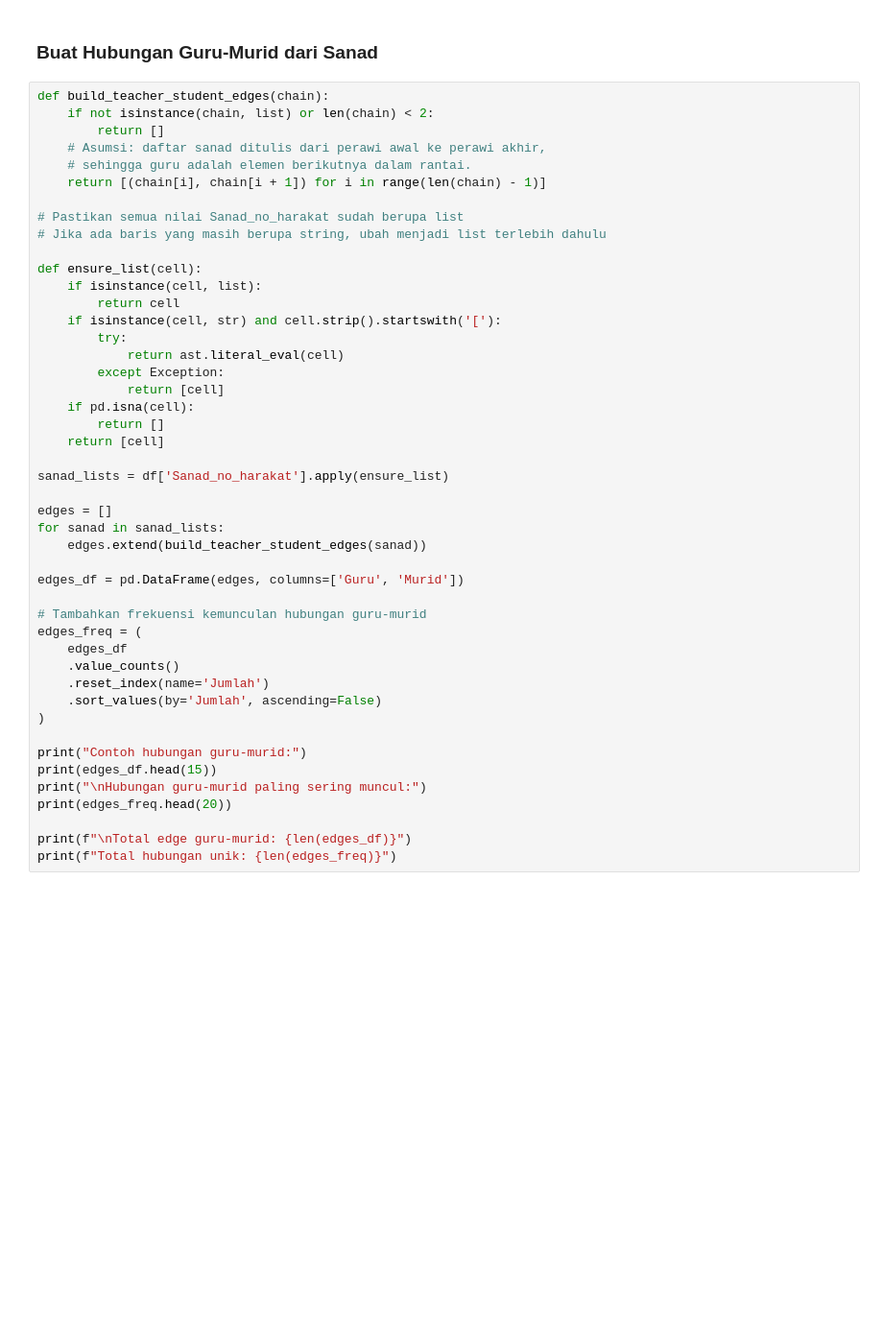
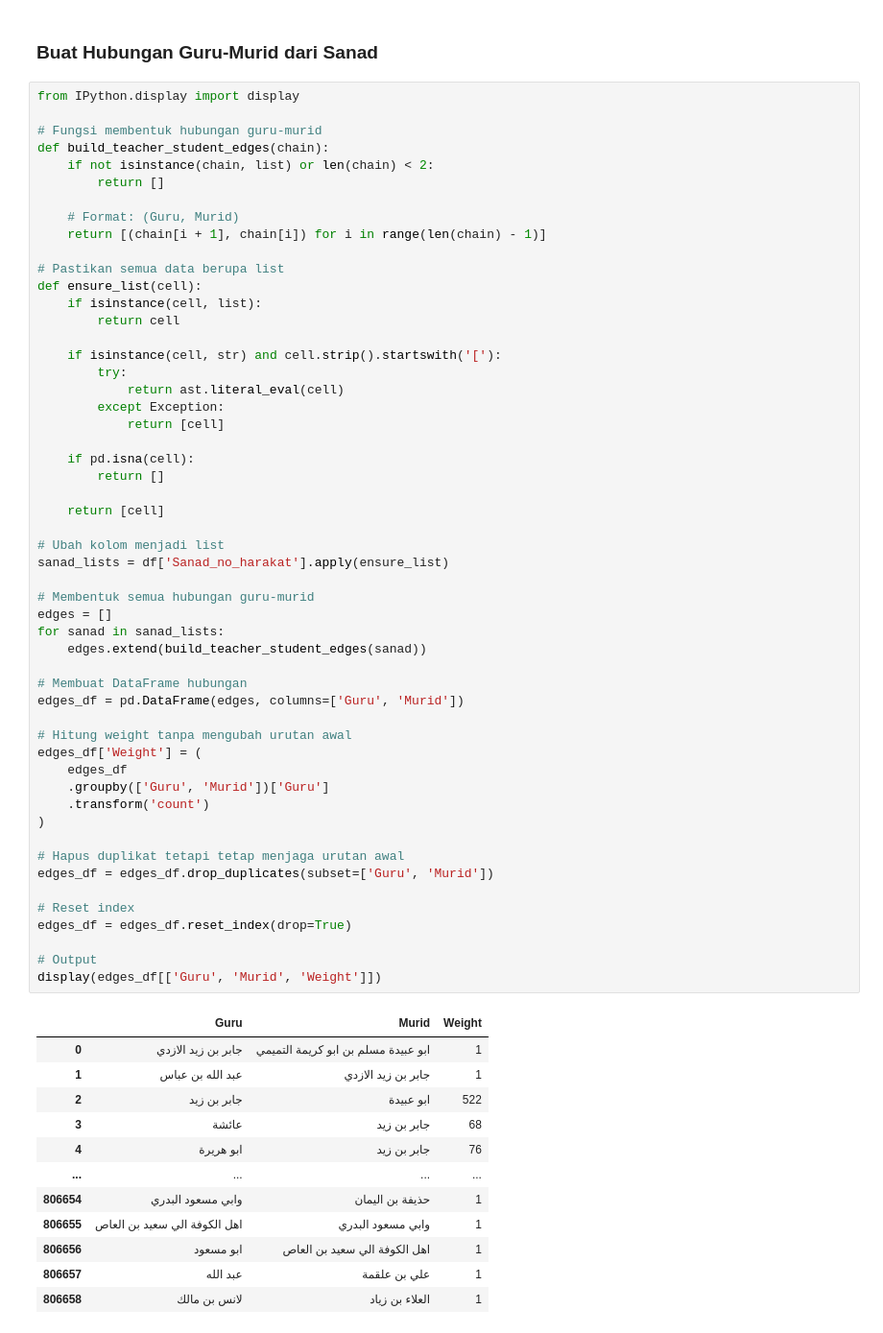
Before and after one commit to Nazrililham090805/sanad-hadith, a Jupyter notebook: src/Edges.ipynb, the cells around one changed output. Shown at 96% size. Drawn from its saved outputs; the diff is of its cells as text; blank space fills up the shorter version.

```diff
--- a/src/Edges.ipynb
+++ b/src/Edges.ipynb
@@ -79,49 +80,68 @@ narrator_df
 # %% [markdown]
 ### Buat Hubungan Guru-Murid dari Sanad
 # %%
+from IPython.display import display
+
+# Fungsi membentuk hubungan guru-murid
 def build_teacher_student_edges(chain):
     if not isinstance(chain, list) or len(chain) < 2:
         return []
-    # Asumsi: daftar sanad ditulis dari perawi awal ke perawi akhir,
-    # sehingga guru adalah elemen berikutnya dalam rantai.
-    return [(chain[i], chain[i + 1]) for i in range(len(chain) - 1)]
 
-# Pastikan semua nilai Sanad_no_harakat sudah berupa list
-# Jika ada baris yang masih berupa string, ubah menjadi list terlebih dahulu
+    # Format: (Guru, Murid)
+    return [(chain[i + 1], chain[i]) for i in range(len(chain) - 1)]
 
+# Pastikan semua data berupa list
 def ensure_list(cell):
     if isinstance(cell, list):
         return cell
+
     if isinstance(cell, str) and cell.strip().startswith('['):
         try:
             return ast.literal_eval(cell)
         except Exception:
             return [cell]
+
     if pd.isna(cell):
         return []
+
     return [cell]
 
+# Ubah kolom menjadi list
 sanad_lists = df['Sanad_no_harakat'].apply(ensure_list)
 
+# Membentuk semua hubungan guru-murid
 edges = []
 for sanad in sanad_lists:
     edges.extend(build_teacher_student_edges(sanad))
 
+# Membuat DataFrame hubungan
 edges_df = pd.DataFrame(edges, columns=['Guru', 'Murid'])
 
-# Tambahkan frekuensi kemunculan hubungan guru-murid
-edges_freq = (
+# Hitung weight tanpa mengubah urutan awal
+edges_df['Weight'] = (
     edges_df
-    .value_counts()
-    .reset_index(name='Jumlah')
-    .sort_values(by='Jumlah', ascending=False)
+    .groupby(['Guru', 'Murid'])['Guru']
+    .transform('count')
 )
 
-print("Contoh hubungan guru-murid:")
-print(edges_df.head(15))
-print("\nHubungan guru-murid paling sering muncul:")
-print(edges_freq.head(20))
+# Hapus duplikat tetapi tetap menjaga urutan awal
+edges_df = edges_df.drop_duplicates(subset=['Guru', 'Murid'])
 
-print(f"\nTotal edge guru-murid: {len(edges_df)}")
-print(f"Total hubungan unik: {len(edges_freq)}")
+# Reset index
+edges_df = edges_df.reset_index(drop=True)
+
+# Output
+display(edges_df[['Guru', 'Murid', 'Weight']])
 # %% [output]
+|  | Guru | Murid | Weight |
+| 0 | جابر بن زيد الازدي | ابو عبيدة مسلم بن ابو كريمة التميمي | 1 |
+| 1 | عبد الله بن عباس | جابر بن زيد الازدي | 1 |
+| 2 | جابر بن زيد | ابو عبيدة | 522 |
+| 3 | عائشة | جابر بن زيد | 68 |
+| 4 | ابو هريرة | جابر بن زيد | 76 |
+| ... | ... | ... | ... |
+| 806654 | وابي مسعود البدري | حذيفة بن اليمان | 1 |
+| 806655 | اهل الكوفة الي سعيد بن العاص | وابي مسعود البدري | 1 |
+| 806656 | ابو مسعود | اهل الكوفة الي سعيد بن العاص | 1 |
+| 806657 | عبد الله | علي بن علقمة | 1 |
+| 806658 | لانس بن مالك | العلاء بن زياد | 1 |
```
Also changed, not shown: parts of 16 cells of this notebook, 1 other file.
